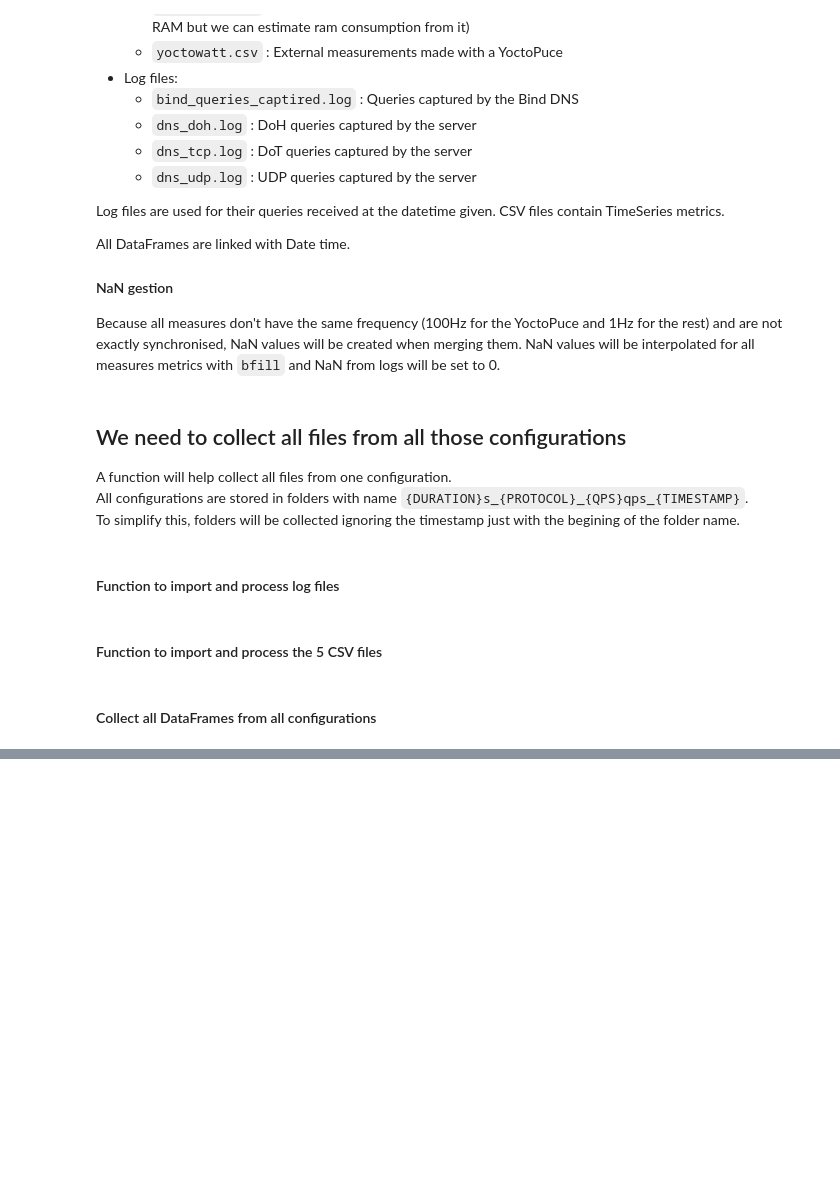
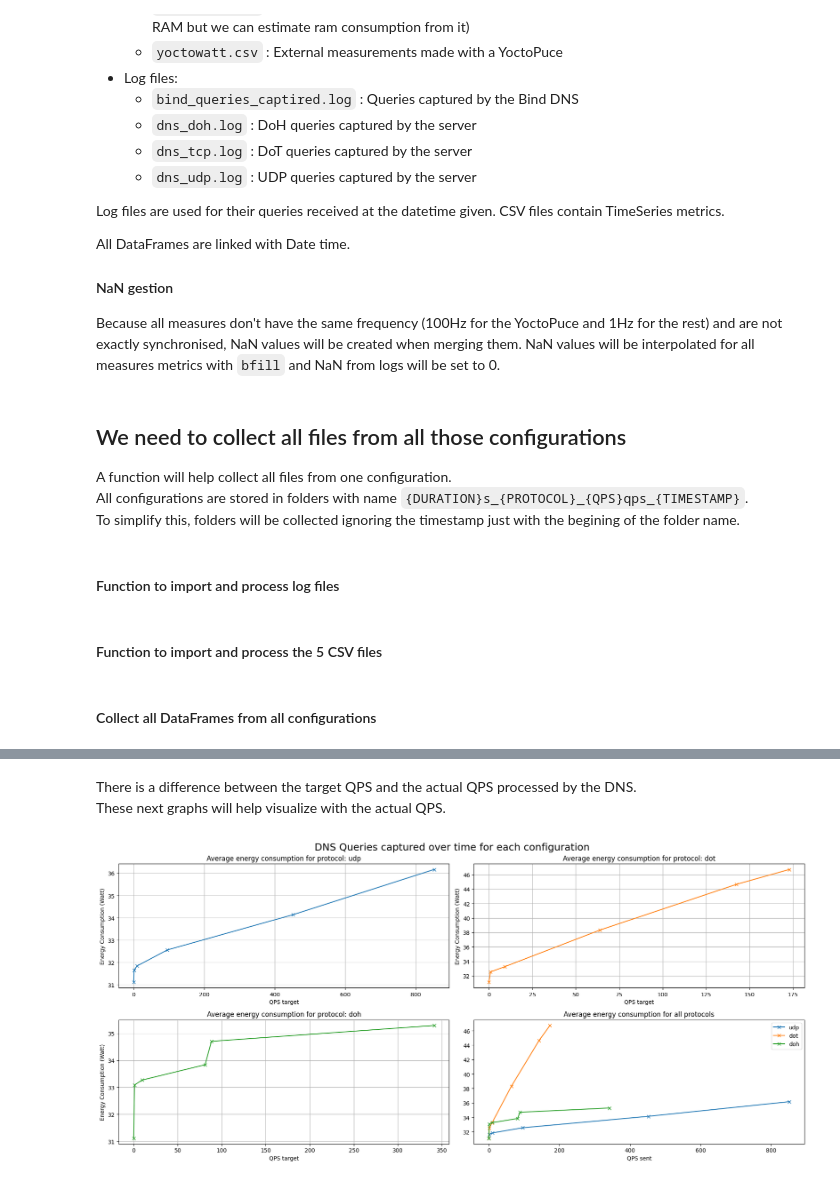
Before and after one commit to bilberats/dns-activity-monitoring, a Jupyter notebook: analysis/configs_analysis.ipynb, the cells around one changed output, grey strips where cells are left out. Drawn from its saved outputs; the diff is of its cells as text; code cells hidden in the pictures; blank space fills up the shorter version.

```diff
--- a/analysis/configs_analysis.ipynb
+++ b/analysis/configs_analysis.ipynb
@@ -198,0 +360,50 @@ folder_name
+# %% [markdown]
+There is a difference between the target QPS and the actual QPS processed by the DNS.
+These next graphs will help visualize with the actual QPS.
+# %%
+fig, axes = plt.subplots(2, 2, figsize=(18, 8))
+axes = axes.flatten()
+
+combined_consumption = {}
+
+for i, protocol in enumerate(CONFIGURATIONS["Protocols"]):
+    # Compute energy consumption for each QPS
+    qps_consumption = []
+    qps_diff = []
+
+    # Adding idle consumption
+    df_idle = [config["df"] for config in configs_merged if config["Protocol"] == "idle"][0]
+    idle_consumption = df_idle["watts"].mean()
+    qps_consumption.append(idle_consumption)
+    qps_diff.append(0)
+
+    for qps in CONFIGURATIONS["QPS"]:
+        df_target = [config["df"] for config in configs_merged if config["Protocol"] == protocol and config["QPS"] == qps][0]
+        df_1s = df_target[["datetime", "dns_bind_captured"]].set_index("datetime").resample("1s").sum()
+        qps_diff.append(df_1s["dns_bind_captured"].mean())
+        qps_consumption.append(df_target["watts"].mean())
+
+    # Plot each protocol in the corresponding subplot
+    ax = axes[i]
+    ax.set_title(f"Average energy consumption for protocol: {protocol}")
+    ax.plot(qps_diff, qps_consumption, label=f"{protocol}", marker='x', color=colors[i])
+
+    ax.set_xlabel("QPS target")
+    ax.set_ylabel("Energy Consumption (Watt)")
+    ax.grid(True)
+
+    combined_consumption[protocol] = (qps_diff, qps_consumption)
+
+# Plot combined energy consumption for all protocols
+ax = axes[-1]
+for i, (protocol, (qps_list, qps_consumption)) in enumerate(combined_consumption.items()):
+    ax.plot(qps_list, qps_consumption, label=f"{protocol}", marker='x', color=colors[i])
+ax.set_title("Average energy consumption for all protocols")
+ax.set_xlabel("QPS sent")
+ax.legend()
+
+plt.tight_layout()
+fig.suptitle("DNS Queries captured over time for each configuration", fontsize=18, y=1.02)
+plt.show()
+# %% [output]
+[figure, added]
```
Also changed, not shown: parts of 18 cells of this notebook, 1 other file.
